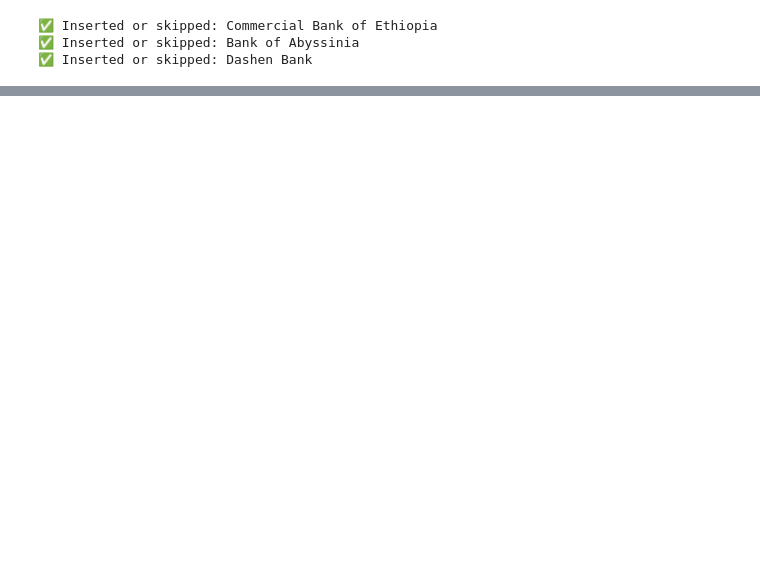
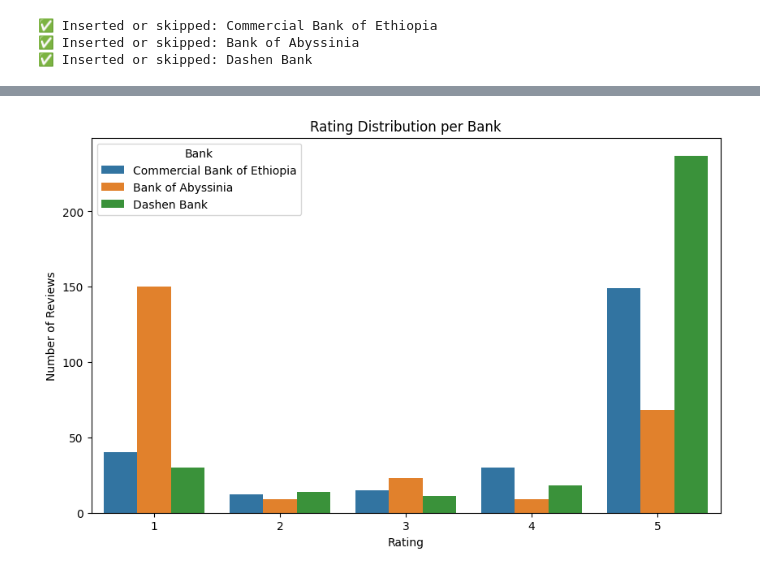
Before and after one commit to Amdemichael/bank-app-reviews-analysis, a Jupyter notebook: notebooks/database_integration.ipynb, the cells around one changed output, grey strips where cells are left out. Drawn from its saved outputs; the diff is of its cells as text; code cells hidden in the pictures; blank space fills up the shorter version.

```diff
--- a/notebooks/database_integration.ipynb
+++ b/notebooks/database_integration.ipynb
@@ -27,0 +73,13 @@ FileNotFoundError: [Errno 2] No such file or directory: 'all_banks_combined.csv'
+# %%
+import matplotlib.pyplot as plt
+import seaborn as sns
+
+plt.figure(figsize=(10,6))
+sns.countplot(data=df, x='rating', hue='bank')
+plt.title('Rating Distribution per Bank')
+plt.xlabel('Rating')
+plt.ylabel('Number of Reviews')
+plt.legend(title='Bank')
+plt.show()
+# %% [output]
+[figure, added]
```
Also changed, not shown: parts of 4 cells of this notebook, 1 other file.
